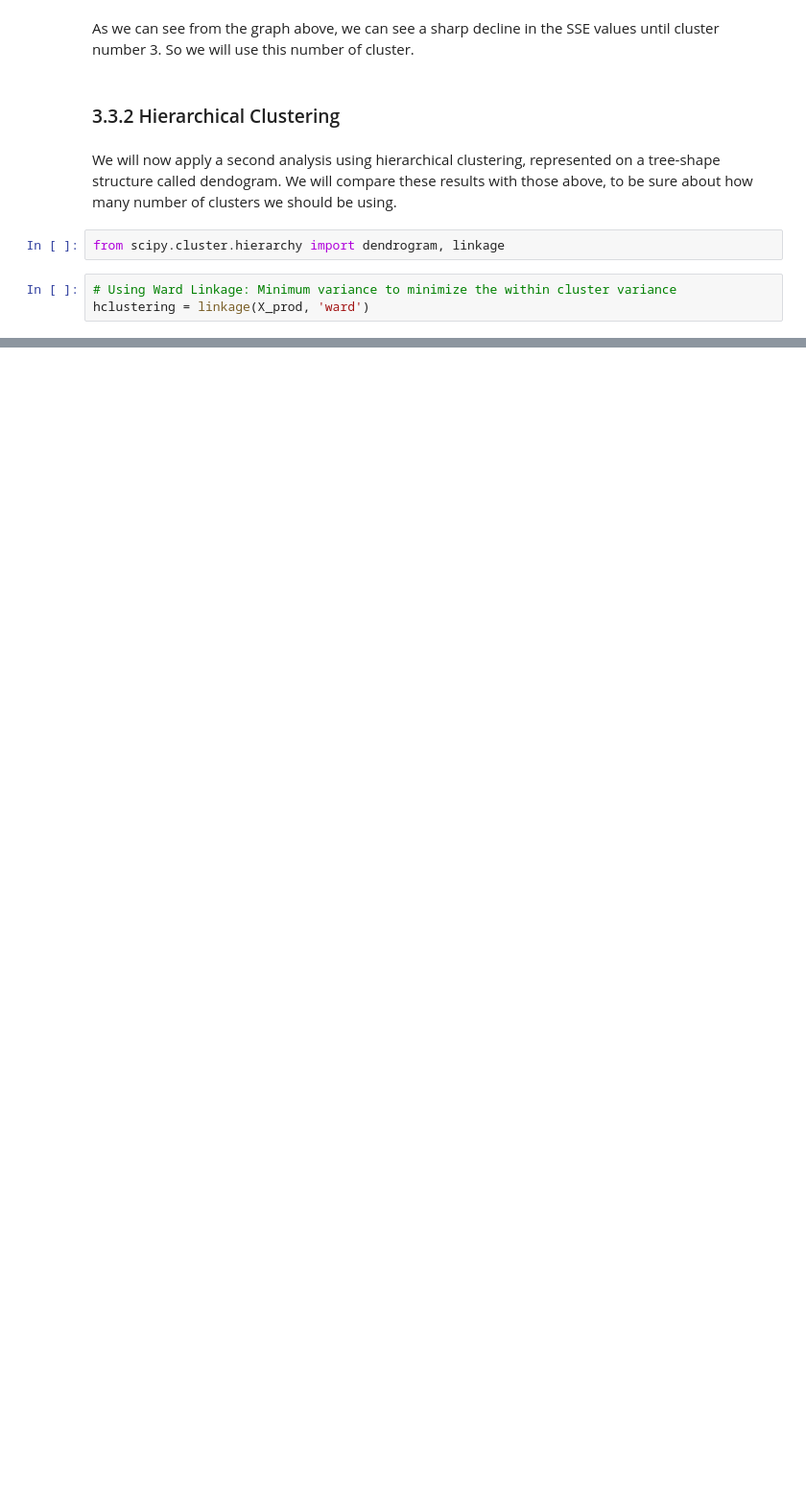
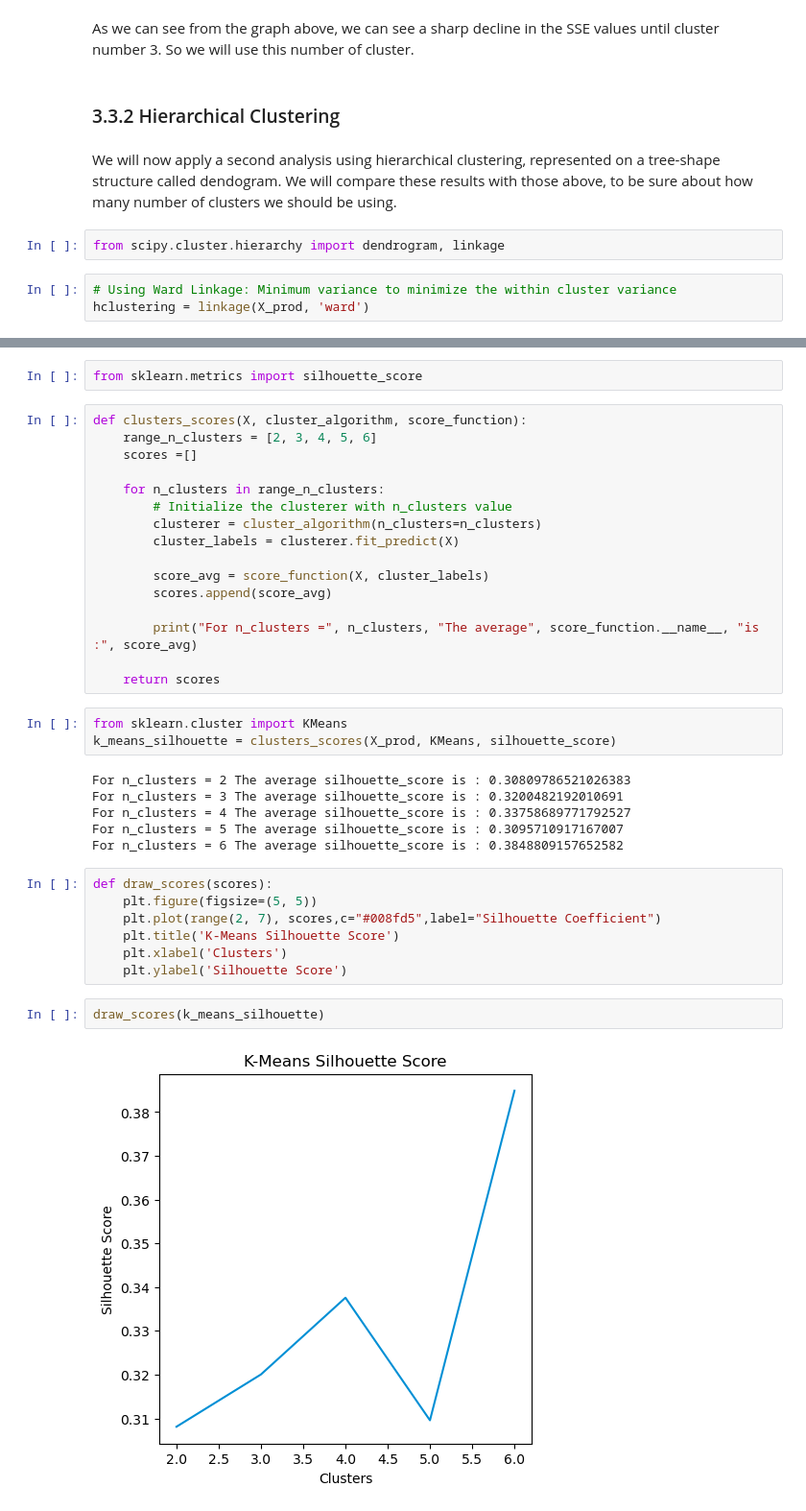
Before and after one commit to cajomech-arch/data_mining_I_project, a Jupyter notebook: DMI_project_section_clustering.ipynb, the cells around one changed output, grey strips where cells are left out. Shown at 96% size. Cells and saved outputs as stored; diff of their text form; blank space fills up the shorter version.

```diff
--- a/DMI_project_section_clustering.ipynb
+++ b/DMI_project_section_clustering.ipynb
@@ -164,0 +169,38 @@ We can conclude from this graph, along with the elbow method, that 3 seems to be
+# %%
+from sklearn.metrics import silhouette_score
+# %%
+def clusters_scores(X, cluster_algorithm, score_function):
+    range_n_clusters = [2, 3, 4, 5, 6]
+    scores =[]
+
+    for n_clusters in range_n_clusters:
+        # Initialize the clusterer with n_clusters value
+        clusterer = cluster_algorithm(n_clusters=n_clusters)
+        cluster_labels = clusterer.fit_predict(X)
+
+        score_avg = score_function(X, cluster_labels)
+        scores.append(score_avg)
+
+        print("For n_clusters =", n_clusters, "The average", score_function.__name__, "is :", score_avg)
+
+    return scores
+# %%
+from sklearn.cluster import KMeans
+k_means_silhouette = clusters_scores(X_prod, KMeans, silhouette_score)
+# %% [output]
+For n_clusters = 2 The average silhouette_score is : 0.30809786521026383
+For n_clusters = 3 The average silhouette_score is : 0.3200482192010691
+For n_clusters = 4 The average silhouette_score is : 0.33758689771792527
+For n_clusters = 5 The average silhouette_score is : 0.3095710917167007
+For n_clusters = 6 The average silhouette_score is : 0.3848809157652582
+# %%
+def draw_scores(scores):
+    plt.figure(figsize=(5, 5))
+    plt.plot(range(2, 7), scores,c="#008fd5",label="Silhouette Coefficient")
+    plt.title('K-Means Silhouette Score')
+    plt.xlabel('Clusters')
+    plt.ylabel('Silhouette Score')
+# %%
+draw_scores(k_means_silhouette)
+# %% [output]
+[figure, added]
```
Also changed, not shown: parts of 6 cells of this notebook.
